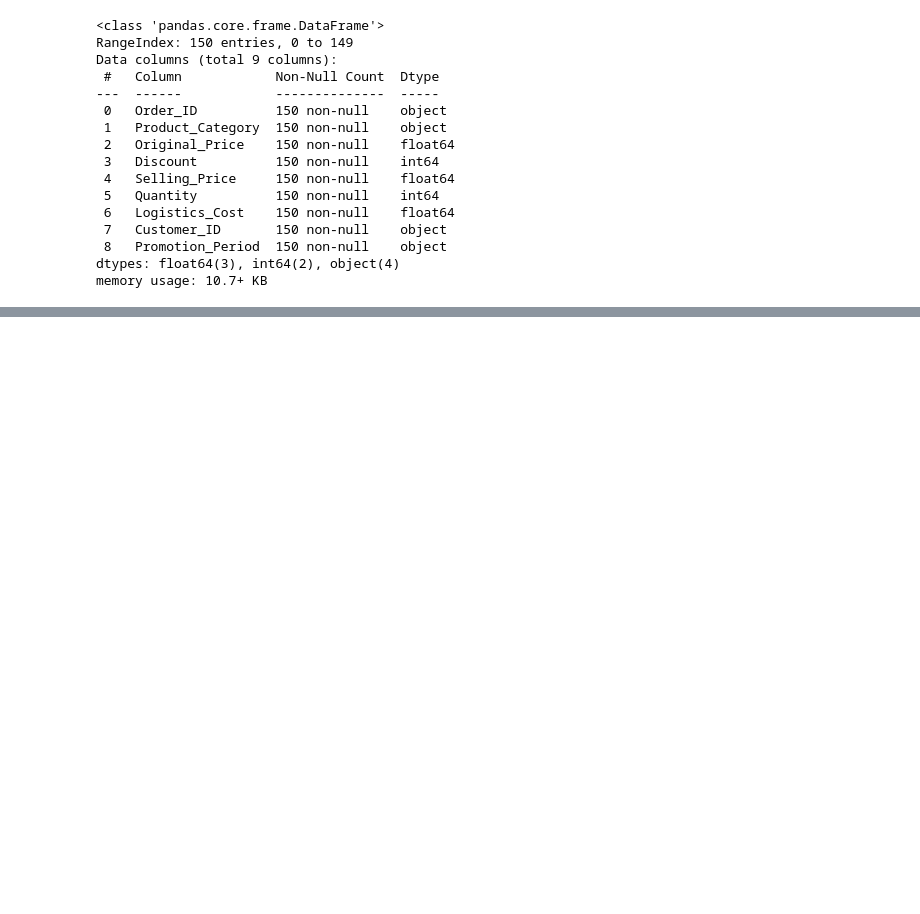
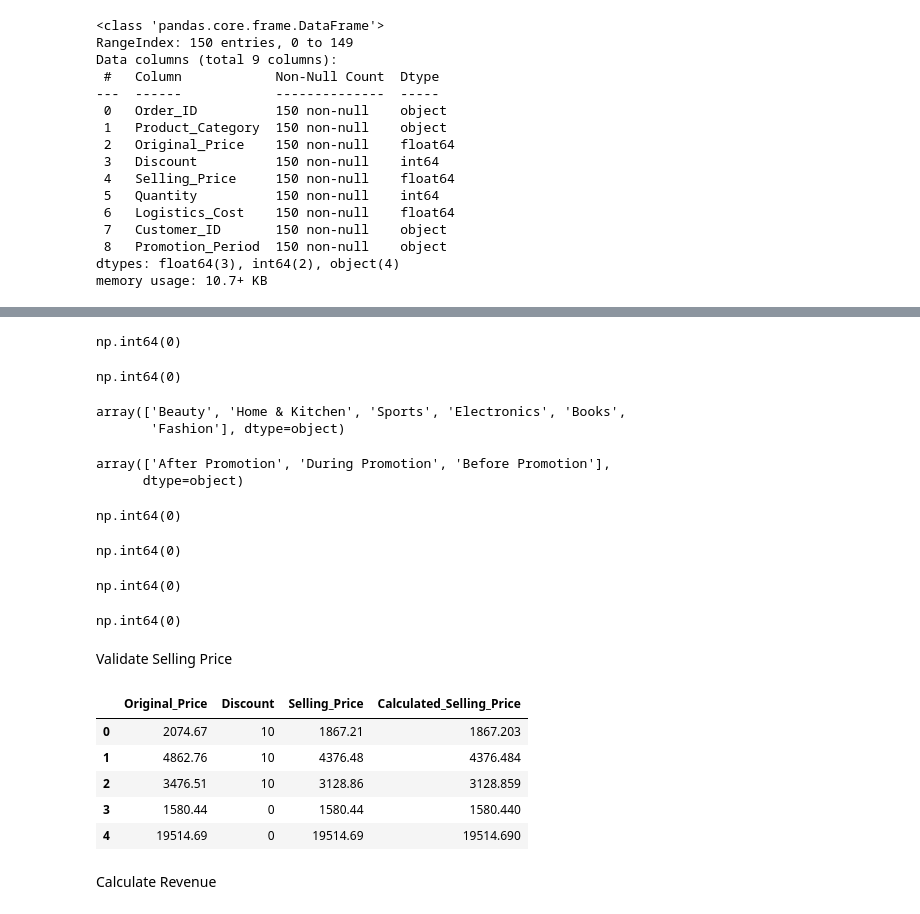
Before and after one commit to PRIYA-P14/Ecommerce_Discount_Analysis, a Jupyter notebook: Ecommerce_Discount_Analysis.ipynb, the cells around one changed output, grey strips where cells are left out. Drawn from its saved outputs; the diff is of its cells as text; code cells hidden in the pictures; blank space fills up the shorter version.

```diff
--- a/Ecommerce_Discount_Analysis.ipynb
+++ b/Ecommerce_Discount_Analysis.ipynb
@@ -114,0 +131,58 @@ memory usage: 10.7+ KB
+# %%
+df.duplicated().sum()
+# %% [output]
+np.int64(0)
+# %%
+df["Order_ID"].duplicated().sum()
+# %% [output]
+np.int64(0)
+# %%
+df["Product_Category"].unique()
+# %% [output]
+array(['Beauty', 'Home & Kitchen', 'Sports', 'Electronics', 'Books',
+       'Fashion'], dtype=object)
+# %%
+df["Promotion_Period"].unique()
+# %% [output]
+array(['After Promotion', 'During Promotion', 'Before Promotion'],
+      dtype=object)
+# %%
+(df["Original_Price"] <= 0).sum()
+# %% [output]
+np.int64(0)
+# %%
+(df["Quantity"] <= 0).sum()
+# %% [output]
+np.int64(0)
+# %%
+(df["Quantity"] <= 0).sum()
+# %% [output]
+np.int64(0)
+# %%
+((df["Discount"] < 0) | (df["Discount"] > 100)).sum()
+# %% [output]
+np.int64(0)
+# %% [markdown]
+Validate Selling Price
+# %%
+df["Calculated_Selling_Price"] = (
+    df["Original_Price"] * (1 - df["Discount"] / 100)
+)
+# %%
+df[
+    [
+        "Original_Price",
+        "Discount",
+        "Selling_Price",
+        "Calculated_Selling_Price"
+    ]
+].head()
+# %% [output]
+|  | Original_Price | Discount | Selling_Price | Calculated_Selling_Price |
+| 0 | 2074.67 | 10 | 1867.21 | 1867.203 |
+| 1 | 4862.76 | 10 | 4376.48 | 4376.484 |
+| 2 | 3476.51 | 10 | 3128.86 | 3128.859 |
+| 3 | 1580.44 | 0 | 1580.44 | 1580.440 |
+| 4 | 19514.69 | 0 | 19514.69 | 19514.690 |
+# %% [markdown]
+Calculate Revenue
```
Also changed, not shown: parts of 45 cells of this notebook.
